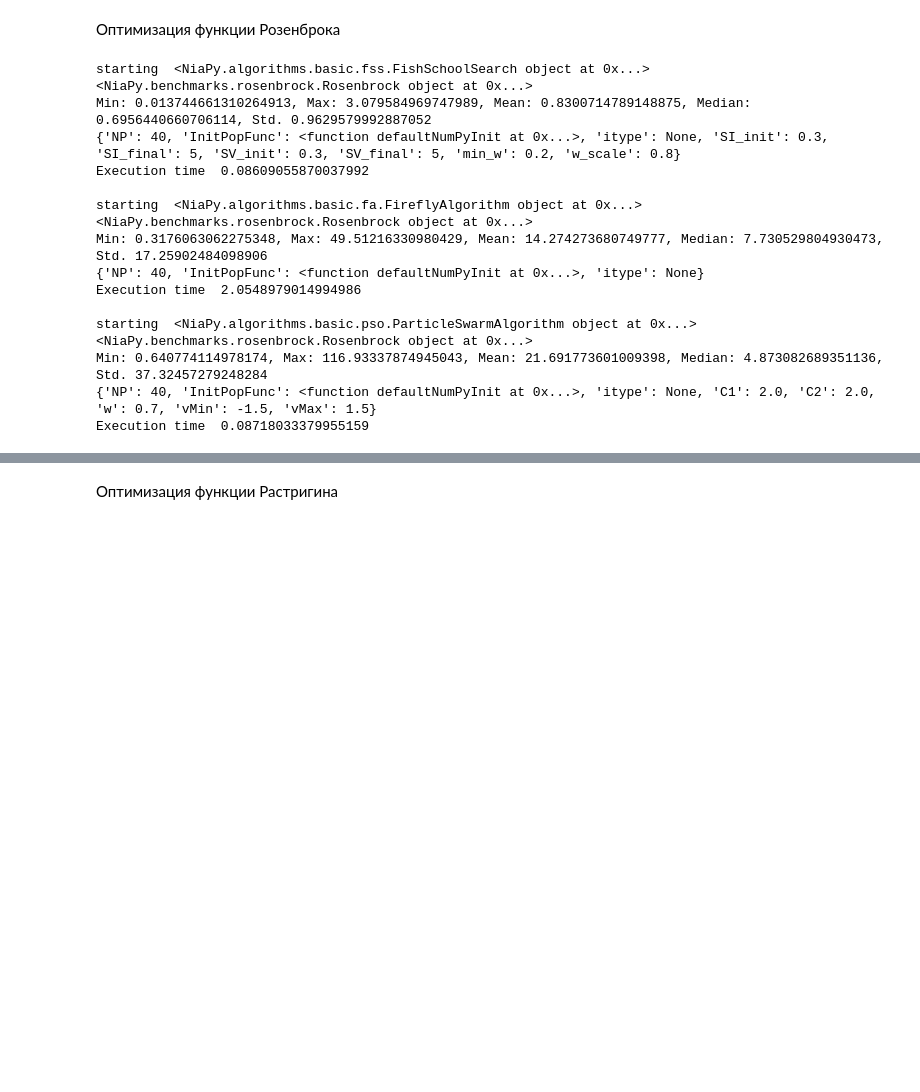
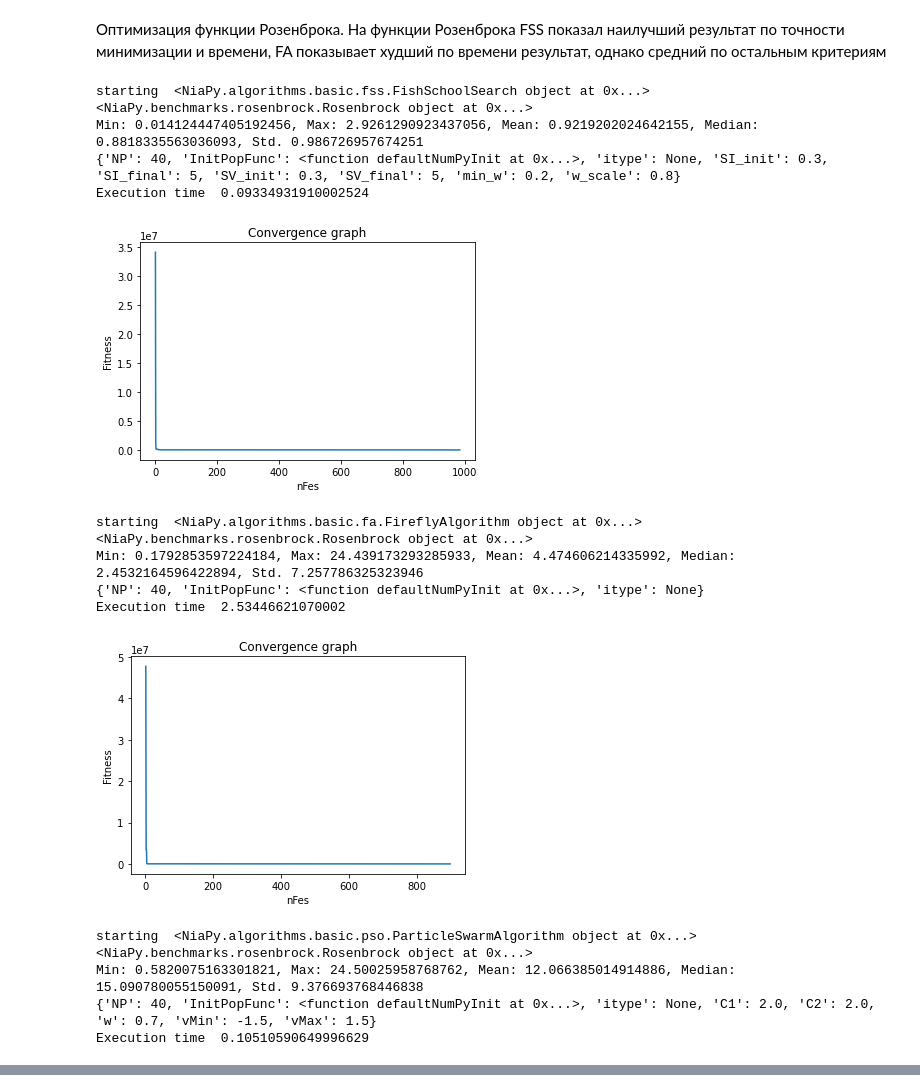
Before and after one commit to Loinen/FSS, a Jupyter notebook: FSS.ipynb, the cells around one changed output, grey strips where cells are left out. Drawn from its saved outputs; the diff is of its cells as text; code cells hidden in the pictures; blank space fills up the shorter version.

Commit message:
added convergence plots and more dimentions

```diff
--- a/FSS.ipynb
+++ b/FSS.ipynb
@@ -14,13 +14,13 @@ from NiaPy.benchmarks import Rastrigin
 from NiaPy.benchmarks import Rosenbrock
 from NiaPy.benchmarks import Ackley
 # %%
-def optimization(benc, nruns, dim, algo):
+def optimization(benc, nruns, dim, algo, nf, ngen):
     Time = list()
 
     stats = np.zeros(nruns)
     print("\nstarting ", algo, benc)
     for i in range(nruns):
-        task = StoppingTask(D=dim, nGEN=100, nFES=1000, optType=OptimizationType.MINIMIZATION, benchmark=benc)
+        task = StoppingTask(D=dim, nGEN=ngen, nFES=nf, optType=OptimizationType.MINIMIZATION, benchmark=benc)
 
         timer = time.perf_counter()
         best = algo.run(task)
@@ -37,35 +37,41 @@ def optimization(benc, nruns, dim, algo):
     print(stat.generate_standard_report())  # generate report
     print(algo.getParameters())
     print("Execution time ", np.mean(Time))
-    return best
+    return best, task
-# %% [markdown]
-Оптимизация функции Розенброка
+# %% [markdown]
+Оптимизация функции Розенброка. На функции Розенброка FSS показал наилучший результат по точности минимизации и времени, FA показывает худший по времени результат, однако средний по остальным критериям
 # %%
 nruns = 10
+nf = 1000
+ngen = 100
 benc = Rosenbrock()
+
+# поиск косяком рыб
 algo = FishSchoolSearch(NP=40, SI_init=0.3, SI_final=5, SV_init=0.3, SV_final=5, min_w=0.2, w_scale=0.8)
-X_fss = optimization(benc, nruns, 2, algo)
+X_fss, task = optimization(benc, nruns, 2, algo, nf, ngen)
+task.plot()
 
+# алгоритм светлячков
 algo = FireflyAlgorithm(NP=40)
-# alpha=1, betamin=1, gamma=2 - параметры светлячков, хз что значит
-X_ff = optimization(benc, nruns, 2, algo)
+X_ff, task = optimization(benc, nruns, 2, algo, nf, ngen)
+task.plot()
 
+# рой частиц
 algo = ParticleSwarmAlgorithm(NP=40)
-# C1=2.0, C2=2.0, w=0.7, vMin=-1.5, vMax=1.5, c - когнитивный и социальный компонент
-# w - инерционный вес, v - минимальная и максимальная скорость
-X_pso = optimization(benc, nruns, 2, algo)
+X_pso, task = optimization(benc, nruns, 2, algo, nf, ngen)
+task.plot()
 # %% [output]
 starting  <NiaPy.algorithms.basic.fss.FishSchoolSearch object at 0x...> <NiaPy.benchmarks.rosenbrock.Rosenbrock object at 0x...>
-Min: 0.013744661310264913, Max: 3.079584969747989, Mean: 0.8300714789148875, Median: 0.6956440660706114, Std. 0.9629579992887052
+Min: 0.014124447405192456, Max: 2.9261290923437056, Mean: 0.9219202024642155, Median: 0.8818335563036093, Std. 0.986726957674251
 {'NP': 40, 'InitPopFunc': <function defaultNumPyInit at 0x...>, 'itype': None, 'SI_init': 0.3, 'SI_final': 5, 'SV_init': 0.3, 'SV_final': 5, 'min_w': 0.2, 'w_scale': 0.8}
-Execution time  0.08609055870037992
-
-starting  <NiaPy.algorithms.basic.fa.FireflyAlgorithm object at 0x...> <NiaPy.benchmarks.rosenbrock.Rosenbrock object at 0x...>
-Min: 0.3176063062275348, Max: 49.51216330980429, Mean: 14.274273680749777, Median: 7.730529804930473, Std. 17.25902484098906
-{'NP': 40, 'InitPopFunc': <function defaultNumPyInit at 0x...>, 'itype': None}
-Execution time  2.0548979014994986
-
-starting  <NiaPy.algorithms.basic.pso.ParticleSwarmAlgorithm object at 0x...> <NiaPy.benchmarks.rosenbrock.Rosenbrock object at 0x...>
-Min: 0.640774114978174, Max: 116.93337874945043, Mean: 21.691773601009398, Median: 4.873082689351136, Std. 37.32457279248284
-{'NP': 40, 'InitPopFunc': <function defaultNumPyInit at 0x...>, 'itype': None, 'C1': 2.0, 'C2': 2.0, 'w': 0.7, 'vMin': -1.5, 'vMax': 1.5}
-Execution time  0.08718033379955159
+Execution time  0.09334931910002524
+[figure, added]
+starting  <NiaPy.algorithms.basic.fa.FireflyAlgorithm object at 0x...> <NiaPy.benchmarks.rosenbrock.Rosenbrock object at 0x...>
+Min: 0.1792853597224184, Max: 24.439173293285933, Mean: 4.474606214335992, Median: 2.4532164596422894, Std. 7.257786325323946
+{'NP': 40, 'InitPopFunc': <function defaultNumPyInit at 0x...>, 'itype': None}
+Execution time  2.53446621070002
+[figure, added]
+starting  <NiaPy.algorithms.basic.pso.ParticleSwarmAlgorithm object at 0x...> <NiaPy.benchmarks.rosenbrock.Rosenbrock object at 0x...>
+Min: 0.5820075163301821, Max: 24.50025958768762, Mean: 12.066385014914886, Median: 15.090780055150091, Std. 9.376693768446838
+{'NP': 40, 'InitPopFunc': <function defaultNumPyInit at 0x...>, 'itype': None, 'C1': 2.0, 'C2': 2.0, 'w': 0.7, 'vMin': -1.5, 'vMax': 1.5}
+Execution time  0.10510590649996629
@@ -72,2 +78,0 @@ Execution time  0.08718033379955159
-# %% [markdown]
-Оптимизация функции Растригина
```
Also changed, not shown: parts of 13 cells of this notebook.
